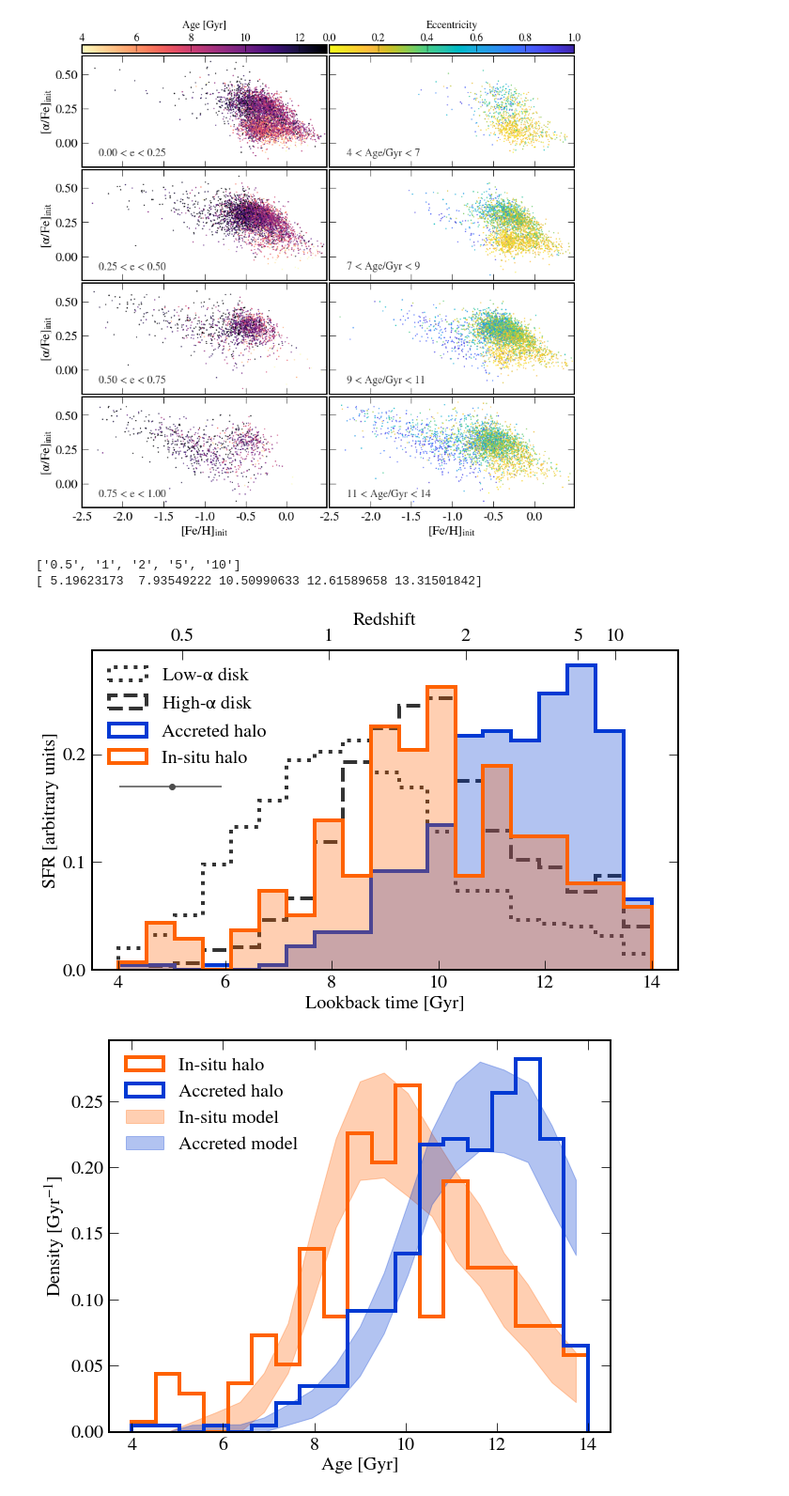
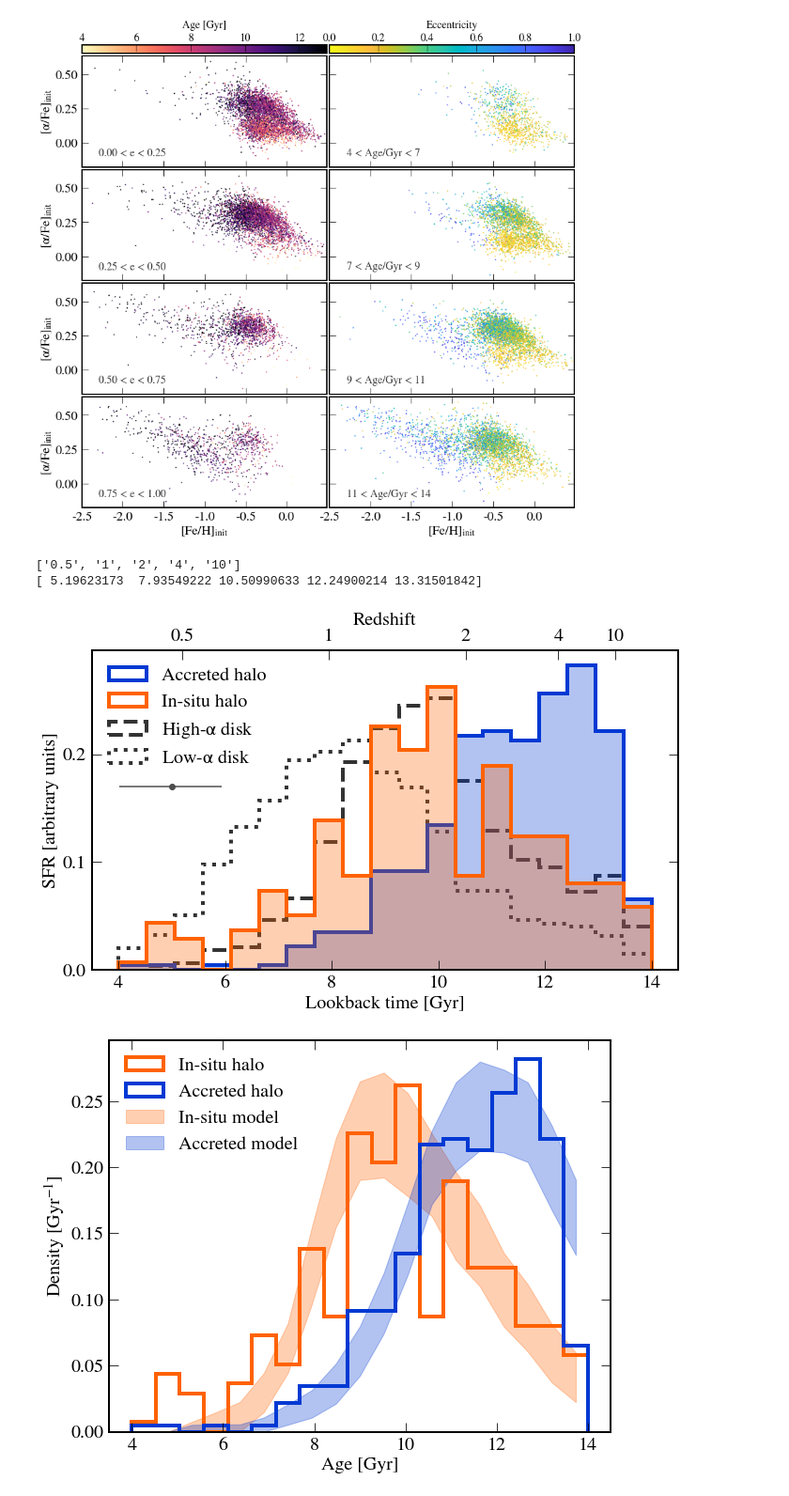
Before and after one commit to abonaca/mw_timing, a Jupyter notebook: notebooks/paper_figures.ipynb, the cells around one changed output. Shown at 94% size. Cells and saved outputs as stored; diff of their text form; code cells hidden in the pictures.

```diff
--- a/notebooks/paper_figures.ipynb
+++ b/notebooks/paper_figures.ipynb
@@ -517,50 +517,50 @@ plt.savefig('../plots/afeh_eccen_age_{:s}.png'.format(cmap))
 from colossus.cosmology import cosmology
 cosmo = cosmology.setCosmology('planck18')
 # %%
-z = np.array([0.5,1,2,5,10])
+z = np.array([0.5,1,2,4,10])
 zlabel = [('%f' % x).rstrip('0').rstrip('.') for x in z]
 lookback = cosmo.lookbackTime(z)
 print(zlabel)
 print(lookback)
 # %% [output]
-['0.5', '1', '2', '5', '10']
-[ 5.19623173  7.93549222 10.50990633 12.61589658 13.31501842]
+['0.5', '1', '2', '4', '10']
+[ 5.19623173  7.93549222 10.50990633 12.24900214 13.31501842]
 # %%
 abins = np.linspace(4,14,20)
 
 plt.figure(figsize=(10,6.5))
 
-plt.hist(age[ind_safeage & ind_lowa], color='0.2', bins=abins, alpha=1, density=True,
-         label='Low-$\\alpha$ disk', histtype='step', ls=':', lw=4)
-plt.hist(age[ind_safeage & ind_thick], color='0.2', bins=abins, alpha=1, density=True,
-         label='High-$\\alpha$ disk', histtype='step', ls='--', lw=4)
 plt.hist(age[ind_safeage & ind_ge], color=blue, bins=abins, alpha=0.3, density=True, label='')
 plt.hist(age[ind_safeage & ind_ge], color=blue, bins=abins, density=True, histtype='step', lw=4,
          label='Accreted halo')
 plt.hist(age[ind_safeage & ind_splash], color=orange, bins=abins, alpha=0.3, density=True, label='')
 plt.hist(age[ind_safeage & ind_splash], color=orange, bins=abins, density=True, histtype='step', lw=4,
          label='In-situ halo')
+plt.hist(age[ind_safeage & ind_thick], color='0.2', bins=abins, alpha=1, density=True,
+         label='High-$\\alpha$ disk', histtype='step', ls='--', lw=4, zorder=0)
+plt.hist(age[ind_safeage & ind_lowa], color='0.2', bins=abins, alpha=1, density=True,
+         label='Low-$\\alpha$ disk', histtype='step', ls=':', lw=4, zorder=0)
 
 plt.errorbar(np.array([5]), np.array([0.17]), yerr=None,
              xerr=np.array([np.median(age_lerr[ind_safeage]), np.median(age_uerr[ind_safeage])])[:,np.newaxis],
              fmt='o', color='0.3', capsize=0)
 
 plt.gca().yaxis.set_major_locator(mpl.ticker.MultipleLocator(0.1))
 plt.legend(loc=2, frameon=False )
 plt.xlabel('Lookback time [Gyr]')
 plt.ylabel('SFR [arbitrary units]')
 
 ax1 = plt.gca()
 ax2 = ax1.twiny()
 ax2.set_xlim(ax1.get_xlim())
 ax2.set_xticks(lookback)
 ax2.set_xticklabels(zlabel)
 ax2.set_xlabel('Redshift')
 
 plt.tight_layout()
 plt.savefig('../paper/ages.pdf')
 # %% [output]
-[figure, old version]
+[figure, new version]
 # %%
 def f_ramp(x, x1, x2):
     if x2<x1:
```
Also changed, not shown: parts of 2 cells of this notebook.
